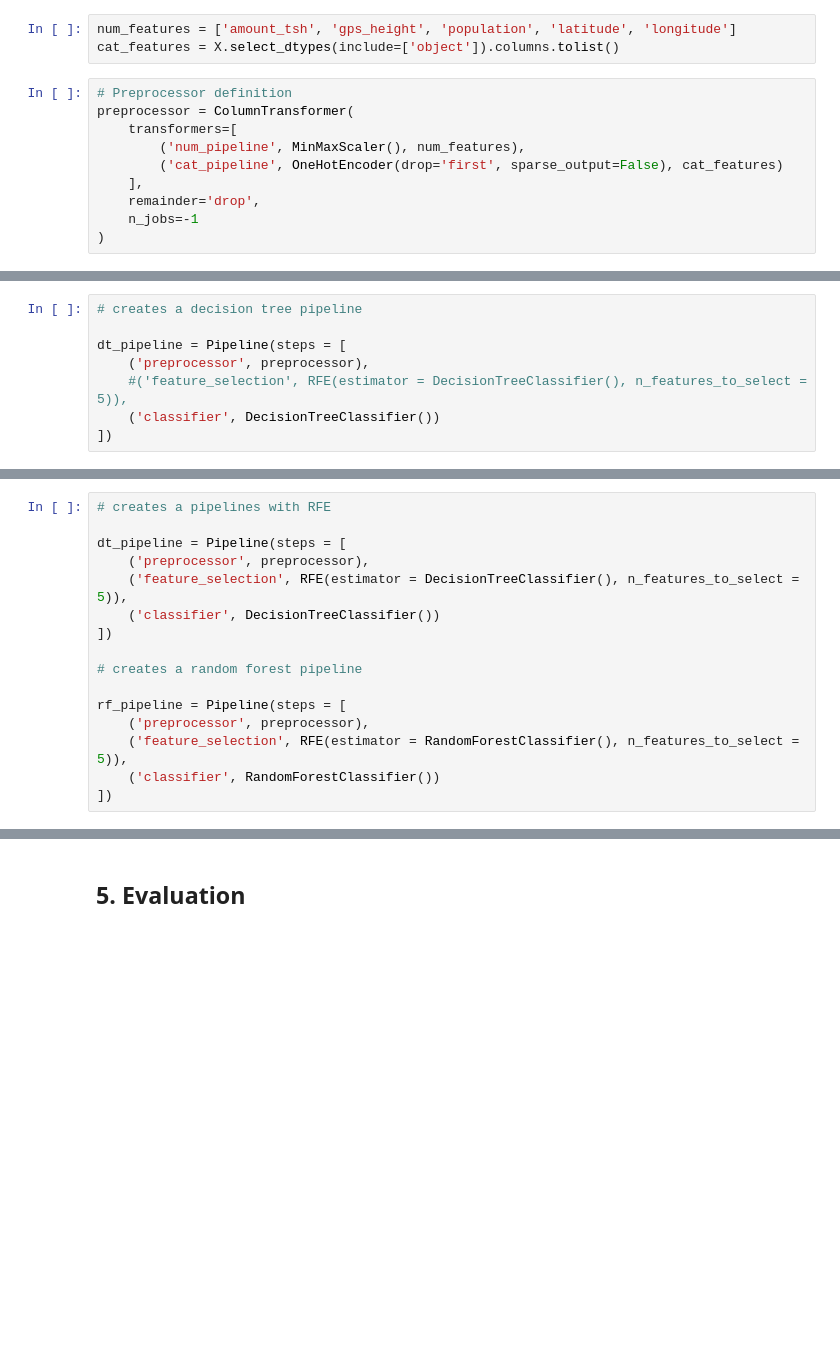
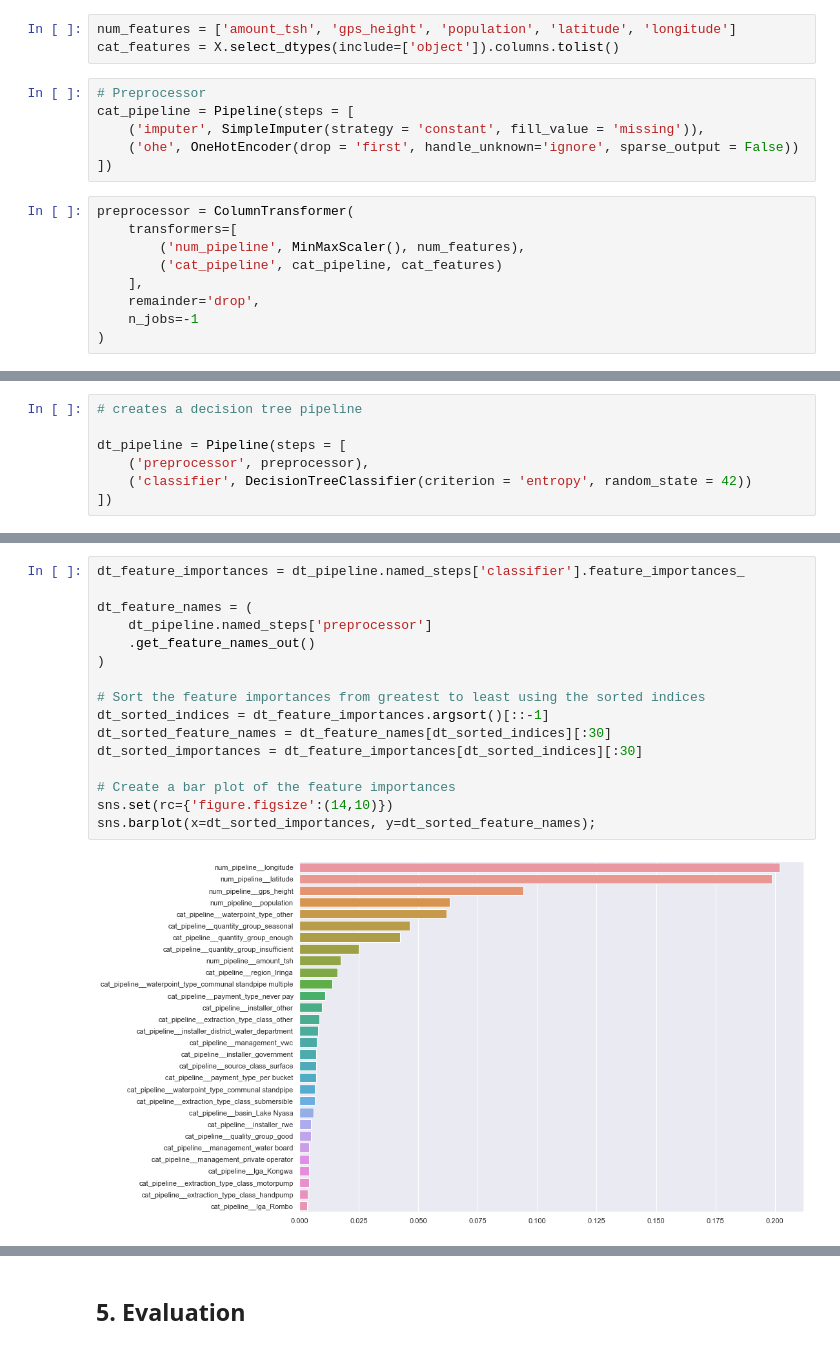
Before and after one commit to ckucewicz/Water_well_classification, a Jupyter notebook: Notebook.ipynb, the cells around one changed output, grey strips where cells are left out. Saved outputs shown, nothing was run; the diff lists cells and outputs as text; blank space fills up the shorter version.

```diff
--- a/Notebook.ipynb
+++ b/Notebook.ipynb
@@ -1409,12 +1429,17 @@ In addition to the LogisticRegression baseline model, I will also create decisio
 # %%
 num_features = ['amount_tsh', 'gps_height', 'population', 'latitude', 'longitude']
 cat_features = X.select_dtypes(include=['object']).columns.tolist()
+# %%
+# Preprocessor
+cat_pipeline = Pipeline(steps = [
+    ('imputer', SimpleImputer(strategy = 'constant', fill_value = 'missing')),
+    ('ohe', OneHotEncoder(drop = 'first', handle_unknown='ignore', sparse_output = False))
+])
 # %%
-# Preprocessor definition
 preprocessor = ColumnTransformer(
     transformers=[
         ('num_pipeline', MinMaxScaler(), num_features),
-        ('cat_pipeline', OneHotEncoder(drop='first', sparse_output=False), cat_features)
+        ('cat_pipeline', cat_pipeline, cat_features)
     ],
     remainder='drop',
     n_jobs=-1
@@ -1432,8 +1449,7 @@ logreg_pipeline = Pipeline(steps = [
 
 dt_pipeline = Pipeline(steps = [
     ('preprocessor', preprocessor),
-    #('feature_selection', RFE(estimator = DecisionTreeClassifier(), n_features_to_select = 5)),
-    ('classifier', DecisionTreeClassifier())
+    ('classifier', DecisionTreeClassifier(criterion = 'entropy', random_state = 42))
 ])
 # %%
 # creates a random forest pipeline
@@ -1479,16 +1487,18 @@ From the output above, at 77.8%, the random forest has the best recall score and
-# %%
-# creates a pipelines with RFE
-
-dt_pipeline = Pipeline(steps = [
-    ('preprocessor', preprocessor),
-    ('feature_selection', RFE(estimator = DecisionTreeClassifier(), n_features_to_select = 5)),
-    ('classifier', DecisionTreeClassifier())
-])
-
-# creates a random forest pipeline
-
-rf_pipeline = Pipeline(steps = [
-    ('preprocessor', preprocessor),
-    ('feature_selection', RFE(estimator = RandomForestClassifier(), n_features_to_select = 5)),
-    ('classifier', RandomForestClassifier())
-])
+# %%
+dt_feature_importances = dt_pipeline.named_steps['classifier'].feature_importances_
+
+dt_feature_names = (
+    dt_pipeline.named_steps['preprocessor']
+    .get_feature_names_out()
+)
+
+# Sort the feature importances from greatest to least using the sorted indices
+dt_sorted_indices = dt_feature_importances.argsort()[::-1]
+dt_sorted_feature_names = dt_feature_names[dt_sorted_indices][:30]
+dt_sorted_importances = dt_feature_importances[dt_sorted_indices][:30]
+
+# Create a bar plot of the feature importances
+sns.set(rc={'figure.figsize':(14,10)})
+sns.barplot(x=dt_sorted_importances, y=dt_sorted_feature_names);
+# %% [output]
+[figure, added]
```
Also changed, not shown: parts of 38 cells of this notebook.
